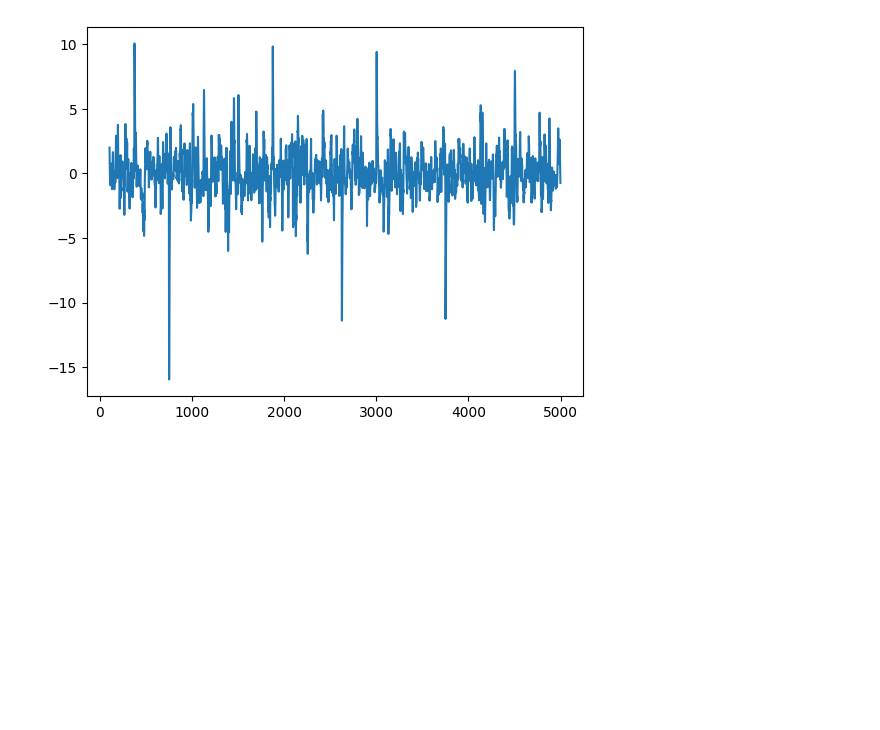
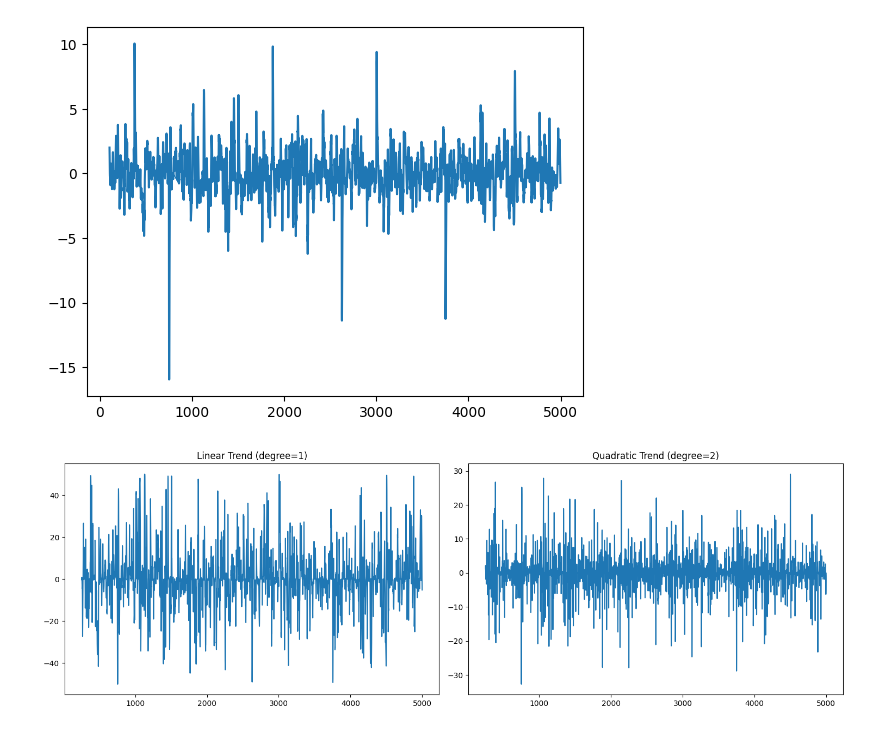
Before and after one commit to chirayu5/algotrading_v40, a Jupyter notebook: notebooks/feature_calculators.ipynb, the cells around one changed output. Cells and saved outputs as stored; diff of their text form; code cells hidden in the pictures; blank space fills up the shorter version.

Commit message:
LINEAR/QUADRATIC/CUBIC TREND feature calculator

```diff
--- a/notebooks/feature_calculators.ipynb
+++ b/notebooks/feature_calculators.ipynb
@@ -16,9 +17,9 @@ import algotrading_v40.feature_calculators.stochastic_rsi as fc_stoch_rsi
 # %%
 data = dac.get_cleaned_data(
   [
-    # sid.EquityDesc(symbol="TRENT", market=sid.Market.INDIAN_MARKET),
-    # sid.EquityDesc(symbol="HDFCBANK", market=sid.Market.INDIAN_MARKET),
-    # sid.EquityDesc(symbol="GRASIM", market=sid.Market.INDIAN_MARKET),
+    sid.EquityDesc(symbol="TRENT", market=sid.Market.INDIAN_MARKET),
+    sid.EquityDesc(symbol="HDFCBANK", market=sid.Market.INDIAN_MARKET),
+    sid.EquityDesc(symbol="GRASIM", market=sid.Market.INDIAN_MARKET),
     sid.EquityDesc(symbol="ICICIBANK", market=sid.Market.INDIAN_MARKET),
   ],
   sdr.DateRange(dt.date(2021, 1, 1), dt.date(2021, 4, 10)),
@@ -91,3 +103,22 @@ plt.plot(macd.values[:5000])
 # %% [output]
 [<matplotlib.lines.Line2D at 0x...>]
 [figure]
+# %%
+fig, (ax1, ax2) = plt.subplots(1, 2, figsize=(15, 5))
+
+lin_trend = fc_lin_quad_cubic_trend.lin_quad_cubic_trend(
+  df_icici, poly_degree=1, lookback=10, atr_length=252
+)
+ax1.plot(lin_trend.values[:5000])
+ax1.set_title("Linear Trend (degree=1)")
+
+quad_trend = fc_lin_quad_cubic_trend.lin_quad_cubic_trend(
+  df_icici, poly_degree=2, lookback=10, atr_length=252
+)
+ax2.plot(quad_trend.values[:5000])
+ax2.set_title("Quadratic Trend (degree=2)")
+
+plt.tight_layout()
+plt.show()
+# %% [output]
+[figure, added]
```
Also changed, not shown: parts of 3 cells of this notebook, 4 other files.
